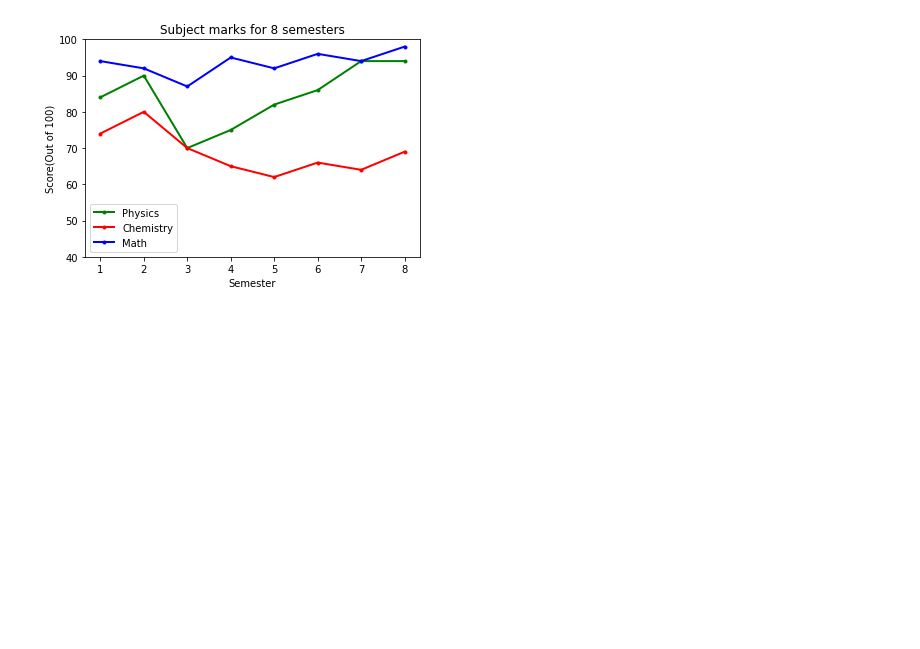
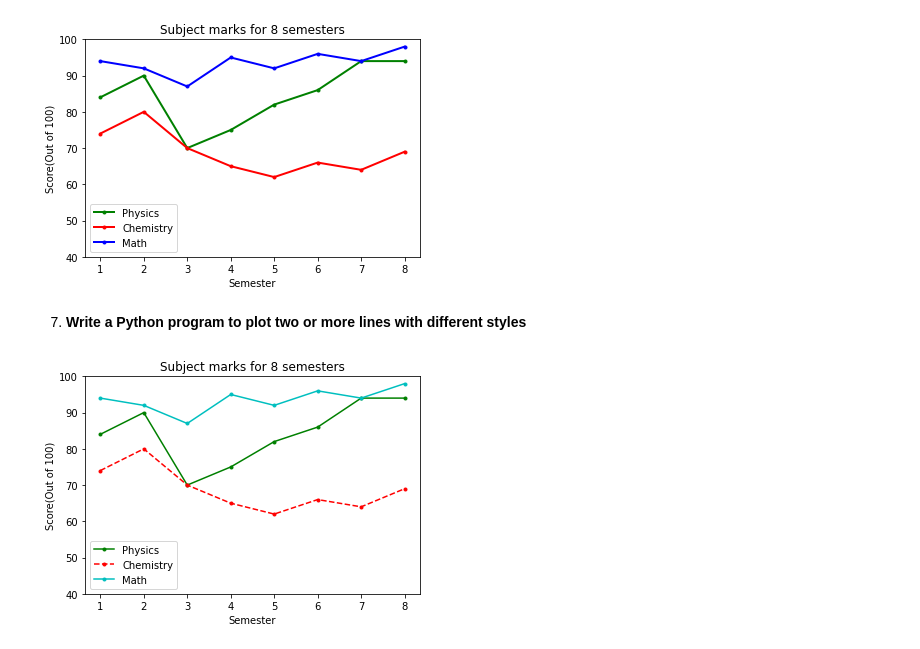
Before and after one commit to NishanthRajkumar/Python-Libraries, a Jupyter notebook: matplotlib_programs/matplotlib_programs.ipynb, the cells around one changed output. Cells and saved outputs as stored; diff of their text form; code cells hidden in the pictures; blank space fills up the shorter version.

Commit message:
feat: plot with different line styles

```diff
--- a/matplotlib_programs/matplotlib_programs.ipynb
+++ b/matplotlib_programs/matplotlib_programs.ipynb
@@ -133,3 +133,24 @@ plt.ylabel('Score(Out of 100)')
 plt.show()
 # %% [output]
 [figure]
+# %% [markdown]
+7. **Write a Python program to plot two or more lines with different styles**
+# %%
+# Subject scores for semesters
+semesters = [1, 2, 3, 4, 5, 6, 7, 8]
+physics_score = [84, 90, 70, 75, 82, 86, 94, 94]
+chemistry_score = [74, 80, 70, 65, 62, 66, 64, 69]
+math_score = [94, 92, 87, 95, 92, 96, 94, 98]
+
+# plot with different line styles
+plt.ylim((40,100))
+plt.plot(semesters, physics_score, label='Physics', marker='.', color='g')
+plt.plot(semesters, chemistry_score, label='Chemistry', marker='.', color='r', linestyle='--')
+plt.plot(semesters, math_score, label='Math', marker='.', color='c')
+plt.legend()
+plt.title('Subject marks for 8 semesters')
+plt.xlabel('Semester')
+plt.ylabel('Score(Out of 100)')
+plt.show()
+# %% [output]
+[figure, added]
```
